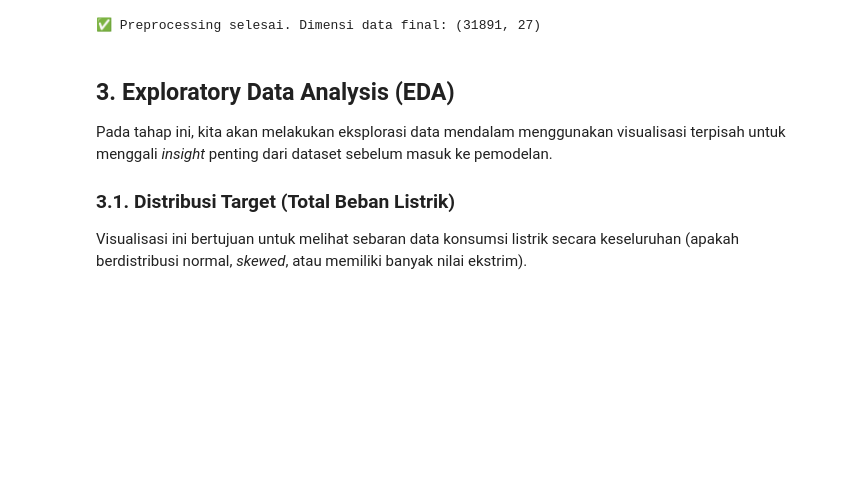
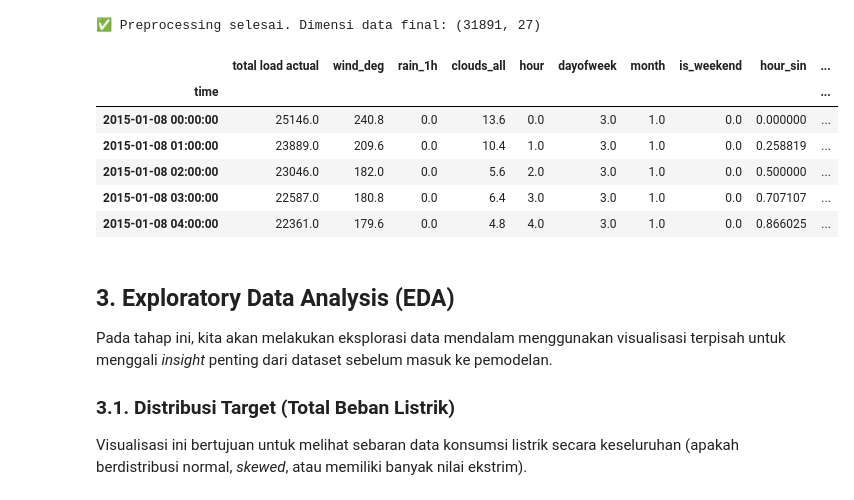
Before and after one commit to yayaangg/tugas-kecil-machine-learning, a Jupyter notebook: regresi.ipynb, the cells around one changed output. Drawn from its saved outputs; the diff is of its cells as text; code cells hidden in the pictures; blank space fills up the shorter version.

```diff
--- a/regresi.ipynb
+++ b/regresi.ipynb
@@ -187,6 +184,16 @@ y = df_clean['total load actual']
 print("✅ Preprocessing selesai. Dimensi data final:", df_clean.shape)
 # %% [output]
 ✅ Preprocessing selesai. Dimensi data final: (31891, 27)
+# %%
+df_clean.head()
+# %% [output]
+|  | total load actual | wind_deg | rain_1h | clouds_all | hour | dayofweek | month | is_weekend | hour_sin | ... |
+| time |  |  |  |  |  |  |  |  |  | ... |
+| 2015-01-08 00:00:00 | 25146.0 | 240.8 | 0.0 | 13.6 | 0.0 | 3.0 | 1.0 | 0.0 | 0.000000 | ... |
+| 2015-01-08 01:00:00 | 23889.0 | 209.6 | 0.0 | 10.4 | 1.0 | 3.0 | 1.0 | 0.0 | 0.258819 | ... |
+| 2015-01-08 02:00:00 | 23046.0 | 182.0 | 0.0 | 5.6 | 2.0 | 3.0 | 1.0 | 0.0 | 0.500000 | ... |
+| 2015-01-08 03:00:00 | 22587.0 | 180.8 | 0.0 | 6.4 | 3.0 | 3.0 | 1.0 | 0.0 | 0.707107 | ... |
+| 2015-01-08 04:00:00 | 22361.0 | 179.6 | 0.0 | 4.8 | 4.0 | 3.0 | 1.0 | 0.0 | 0.866025 | ... |
 # %% [markdown]
 ## 3. Exploratory Data Analysis (EDA)
 Pada tahap ini, kita akan melakukan eksplorasi data mendalam menggunakan visualisasi terpisah untuk menggali *insight* penting dari dataset sebelum masuk ke pemodelan.
```
Also changed, not shown: parts of 24 cells of this notebook, 7 other files.
